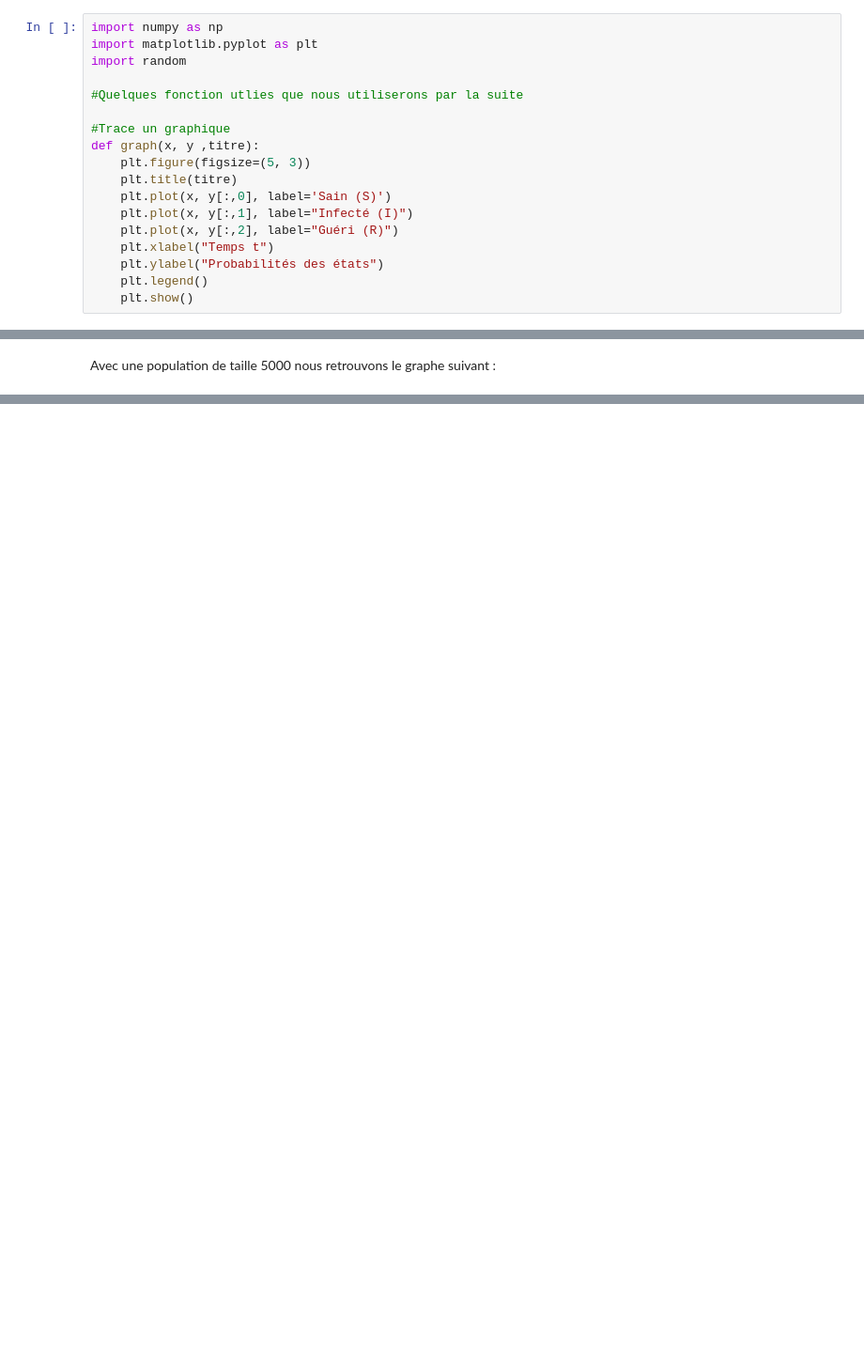
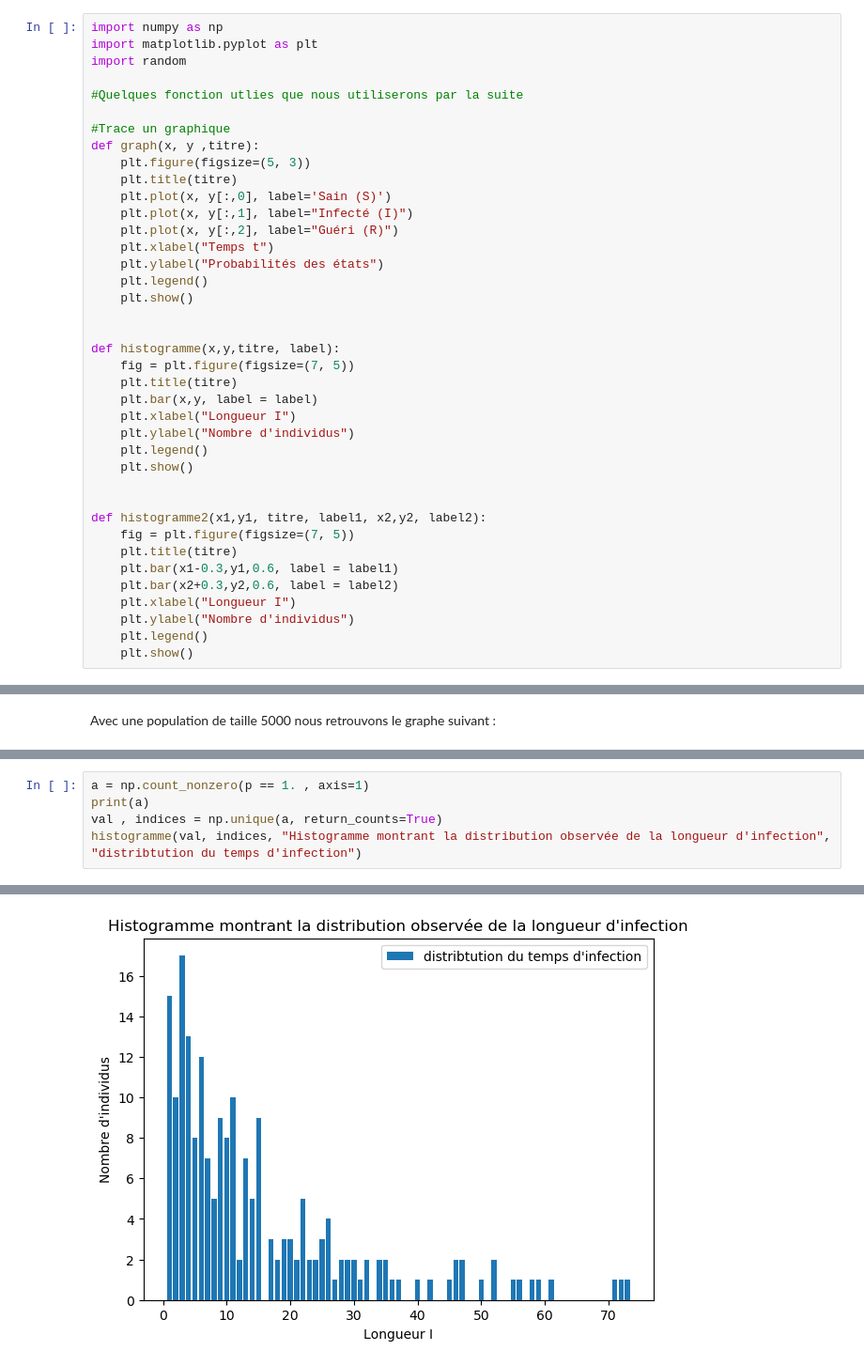
Before and after one commit to yokyann/epidemiologie, a Jupyter notebook: projet.ipynb, the cells around one changed output, grey strips where cells are left out. Shown at 94% size. Drawn from its saved outputs; the diff is of its cells as text; blank space fills up the shorter version.

```diff
--- a/projet.ipynb
+++ b/projet.ipynb
@@ -42,6 +42,27 @@ def graph(x, y ,titre):
     plt.ylabel("Probabilités des états")
     plt.legend()
     plt.show()
+
+
+def histogramme(x,y,titre, label):
+    fig = plt.figure(figsize=(7, 5))
+    plt.title(titre)
+    plt.bar(x,y, label = label)
+    plt.xlabel("Longueur I")
+    plt.ylabel("Nombre d'individus")
+    plt.legend()
+    plt.show()
+
+
+def histogramme2(x1,y1, titre, label1, x2,y2, label2):
+    fig = plt.figure(figsize=(7, 5))
+    plt.title(titre)
+    plt.bar(x1-0.3,y1,0.6, label = label1)
+    plt.bar(x2+0.3,y2,0.6, label = label2)
+    plt.xlabel("Longueur I")
+    plt.ylabel("Nombre d'individus")
+    plt.legend()
+    plt.show()
 # %% [markdown]
 Nous avons ensuite suivis une population de 5000 individus, pendant 200 jours, et obtenons donc la matrice de probabilité de transitions suivante :
 # %%
@@ -234,0 +276,6 @@ On remarque que les resultats retrouvés avec une population de taille 5, de tai
+# %%
+a = np.count_nonzero(p == 1. , axis=1)
+print(a)
+val , indices = np.unique(a, return_counts=True)
+histogramme(val, indices, "Histogramme montrant la distribution observée de la longueur d'infection", "distribtution du temps d'infection")
+# %% [output]
@@ -234,0 +291 @@ On remarque que les resultats retrouvés avec une population de taille 5, de tai
+[figure, added]
```
Also changed, not shown: parts of 35 cells of this notebook, 1 other file.
